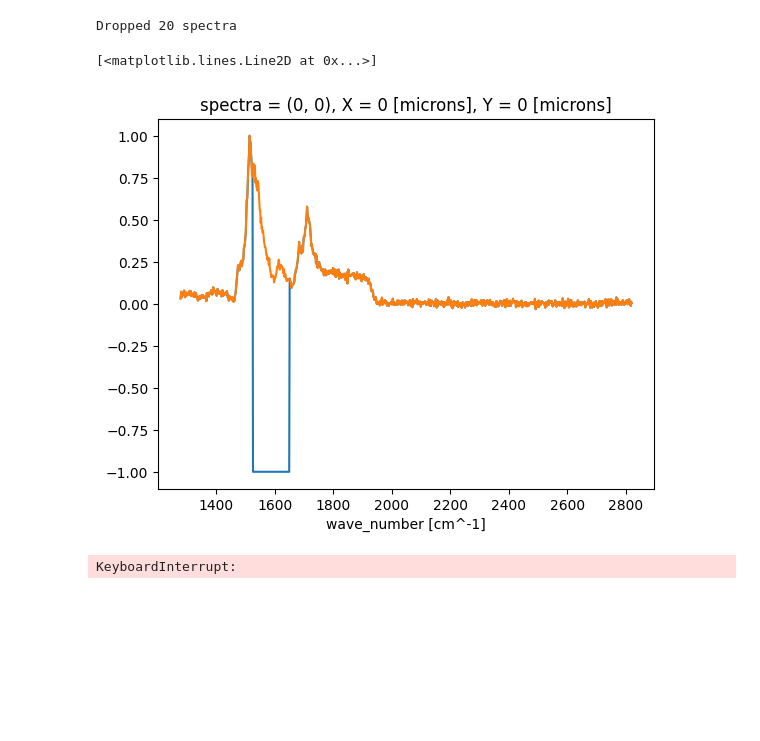
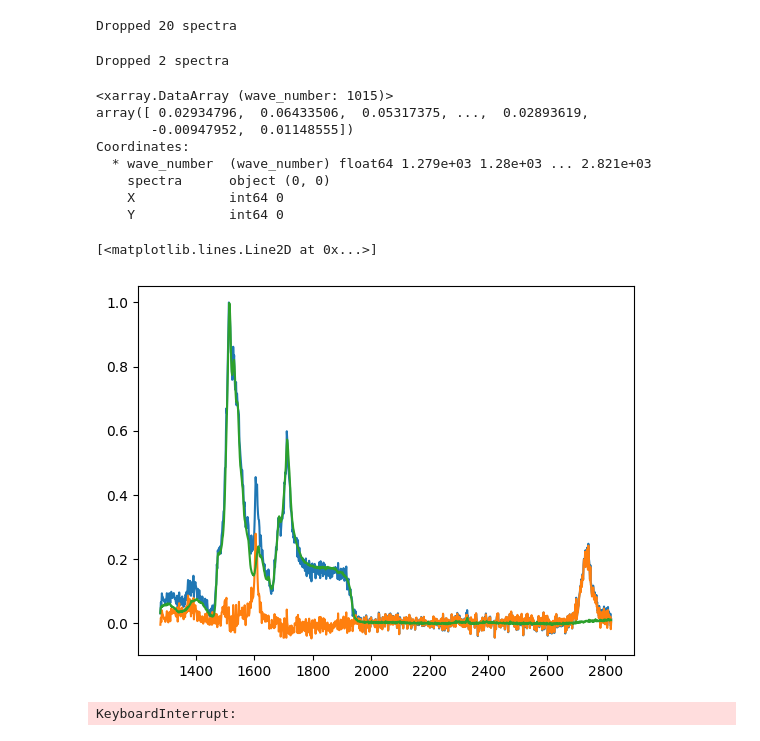
Before and after one commit to pietronvll/spectraformer, a Jupyter notebook: spectraformer/_devnb.ipynb, the cells around one changed output. Drawn from its saved outputs; the diff is of its cells as text; code cells hidden in the pictures; blank space fills up the shorter version.

Commit message:
Added dashboard prototype and median baseline

```diff
--- a/spectraformer/_devnb.ipynb
+++ b/spectraformer/_devnb.ipynb
@@ -21,11 +21,42 @@ masked_ds = get_masked_dataset(filtered_ds)
 # %% [output]
 Dropped 20 spectra
+# %%
+variables = {
+    'params': {
+        'median_counts' : filtered_ds.median(dim='spectra').values,
+        'wave_number' : filtered_ds.wave_number.values,
+    }
+}
+# %%
+def median_baseline(params, spectra, wave_number):
+    from jax.numpy import interp
+    x = interp(wave_number, params['wave_number'], params['median_counts'])
+    return spectra - x
+# %%
+test_ds = preprocess_dataset(xr.load_dataarray('../data/SiC+Graphene_8x8.nc'), verbose = True)
+# %% [output]
+Dropped 2 spectra
 # %%
-masked_ds.sel(spectra = (0,0)).plot()
-filtered_ds.sel(spectra = (0,0)).plot()
+test_ds.sel(spectra = (0,0))
 # %% [output]
-[<matplotlib.lines.Line2D at 0x...>]
+<xarray.DataArray (wave_number: 1015)>
+array([ 0.02934796,  0.06433506,  0.05317375, ...,  0.02893619,
+       -0.00947952,  0.01148555])
+Coordinates:
+  * wave_number  (wave_number) float64 1.279e+03 1.28e+03 ... 2.821e+03
+    spectra      object (0, 0)
+    X            int64 0
+    Y            int64 0
-[figure, removed]
+# %%
+pred = median_baseline(variables['params'], test_ds.sel(spectra = (0,0)).values, test_ds.wave_number.values)
+# %%
+import matplotlib.pyplot as plt
+plt.plot(test_ds.wave_number, test_ds.sel(spectra = (0,0)).values)
+plt.plot(test_ds.wave_number, pred)
+plt.plot(variables['params']['wave_number'], variables['params']['median_counts'])
+# %% [output]
+[<matplotlib.lines.Line2D at 0x...>]
+[figure, added]
 # %%
 # Transformer model. See "Formal algorithms for transformers" [arXiv:2207.09238 [cs.LG]] and "On Layer Normalization in the Transformer Architecture" [arXiv:2002.04745 [cs.LG]] and "An introduction to transformers" [arXiv:2304.10557 [cs.LG]].
 
```
Also changed, not shown: parts of 2 cells of this notebook, 13 other files.
